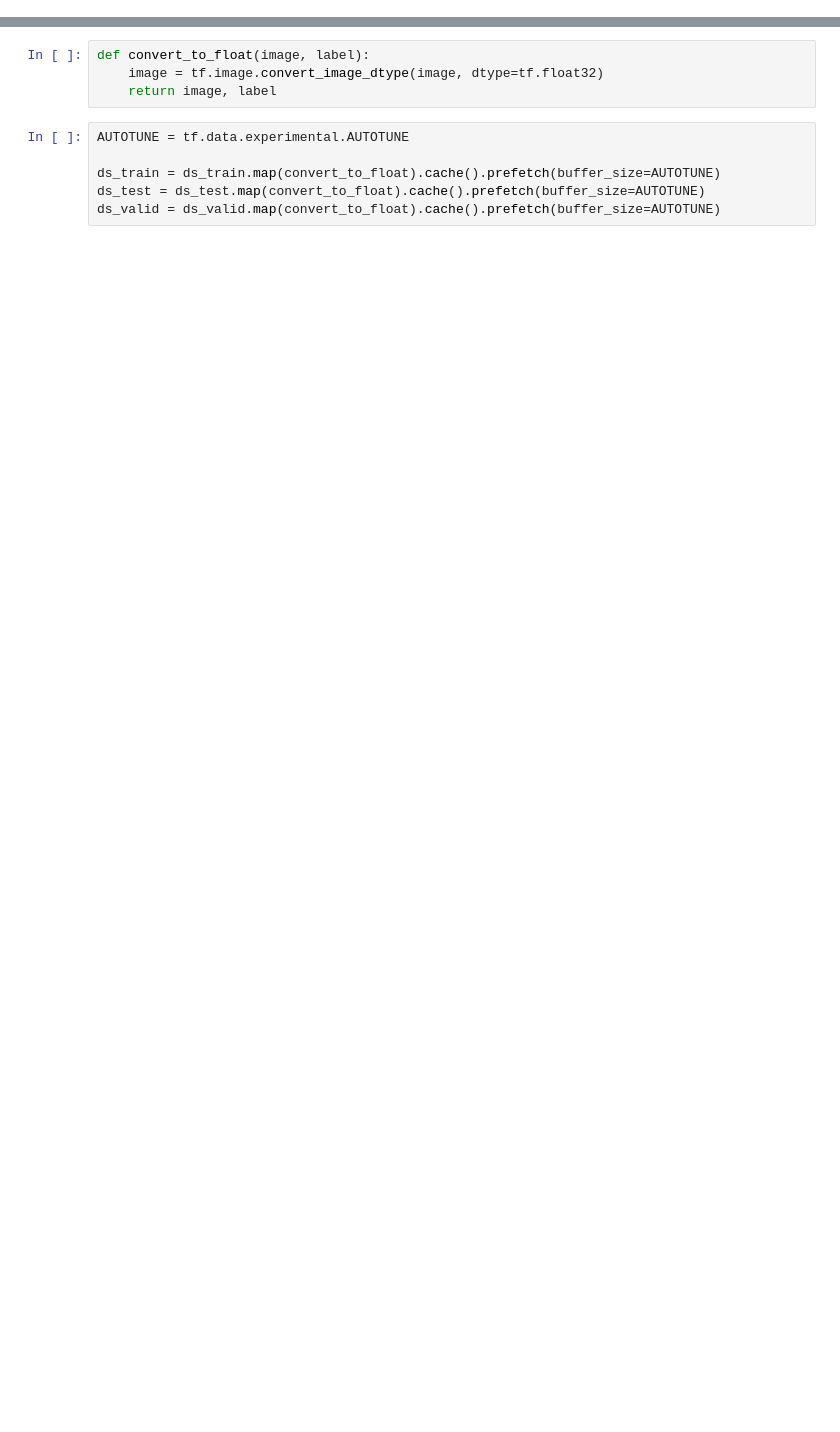
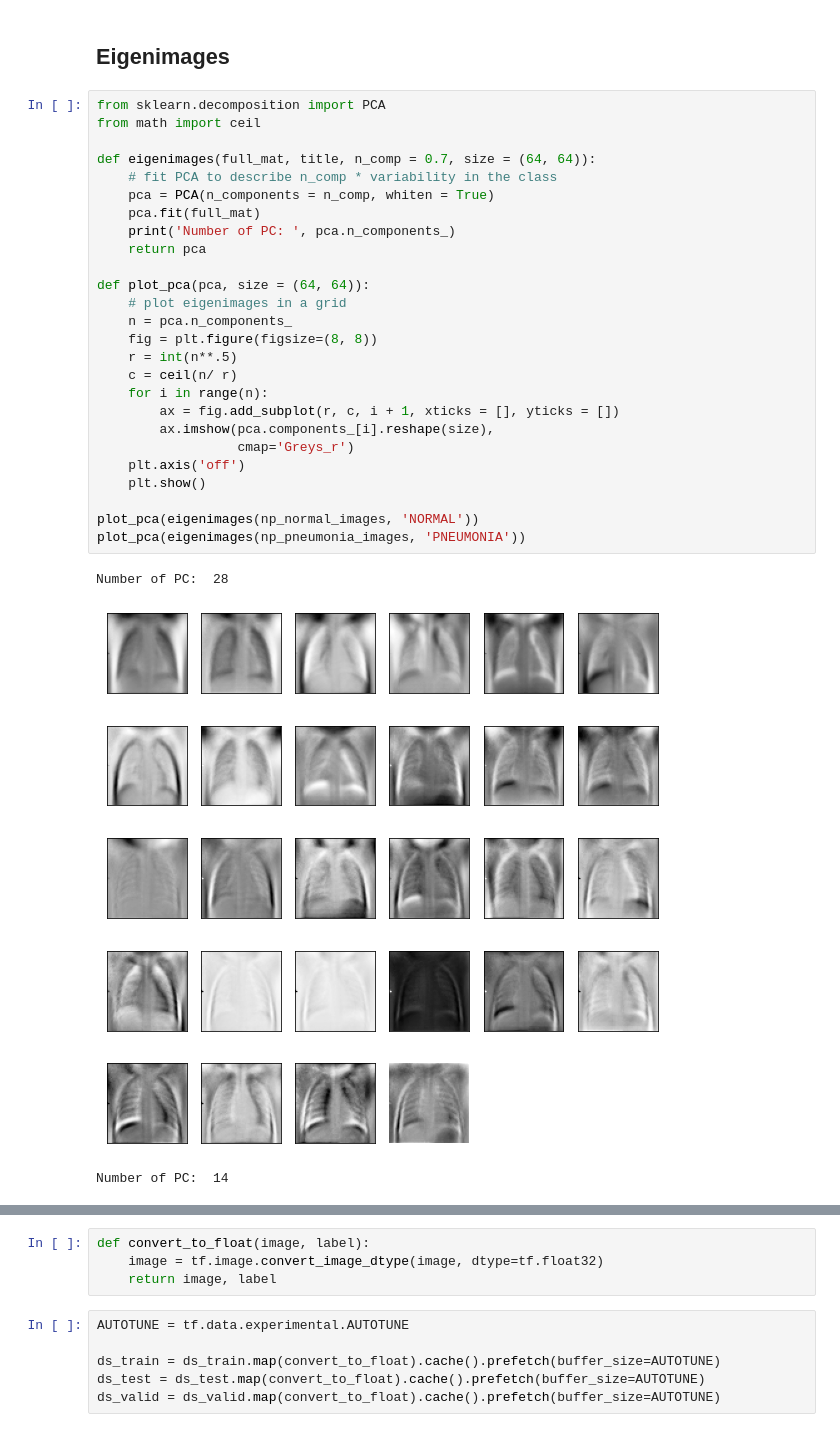
Before and after one commit to dialvedu/PneumoniaDetection, a Jupyter notebook: pneumonia-detection.ipynb, the cells around one changed output, grey strips where cells are left out. Saved outputs shown, nothing was run; the diff lists cells and outputs as text; blank space fills up the shorter version.

```diff
--- a/pneumonia-detection.ipynb
+++ b/pneumonia-detection.ipynb
@@ -34,0 +161,32 @@ warnings.filterwarnings("ignore")
+# %% [markdown]
+## Eigenimages
+# %%
+from sklearn.decomposition import PCA
+from math import ceil
+
+def eigenimages(full_mat, title, n_comp = 0.7, size = (64, 64)):
+    # fit PCA to describe n_comp * variability in the class
+    pca = PCA(n_components = n_comp, whiten = True)
+    pca.fit(full_mat)
+    print('Number of PC: ', pca.n_components_)
+    return pca
+
+def plot_pca(pca, size = (64, 64)):
+    # plot eigenimages in a grid
+    n = pca.n_components_
+    fig = plt.figure(figsize=(8, 8))
+    r = int(n**.5)
+    c = ceil(n/ r)
+    for i in range(n):
+        ax = fig.add_subplot(r, c, i + 1, xticks = [], yticks = [])
+        ax.imshow(pca.components_[i].reshape(size),
+                  cmap='Greys_r')
+    plt.axis('off')
+    plt.show()
+
+plot_pca(eigenimages(np_normal_images, 'NORMAL'))
+plot_pca(eigenimages(np_pneumonia_images, 'PNEUMONIA'))
+# %% [output]
+Number of PC:  28
+[figure, added]
+Number of PC:  14
```
Also changed, not shown: parts of 25 cells of this notebook.
